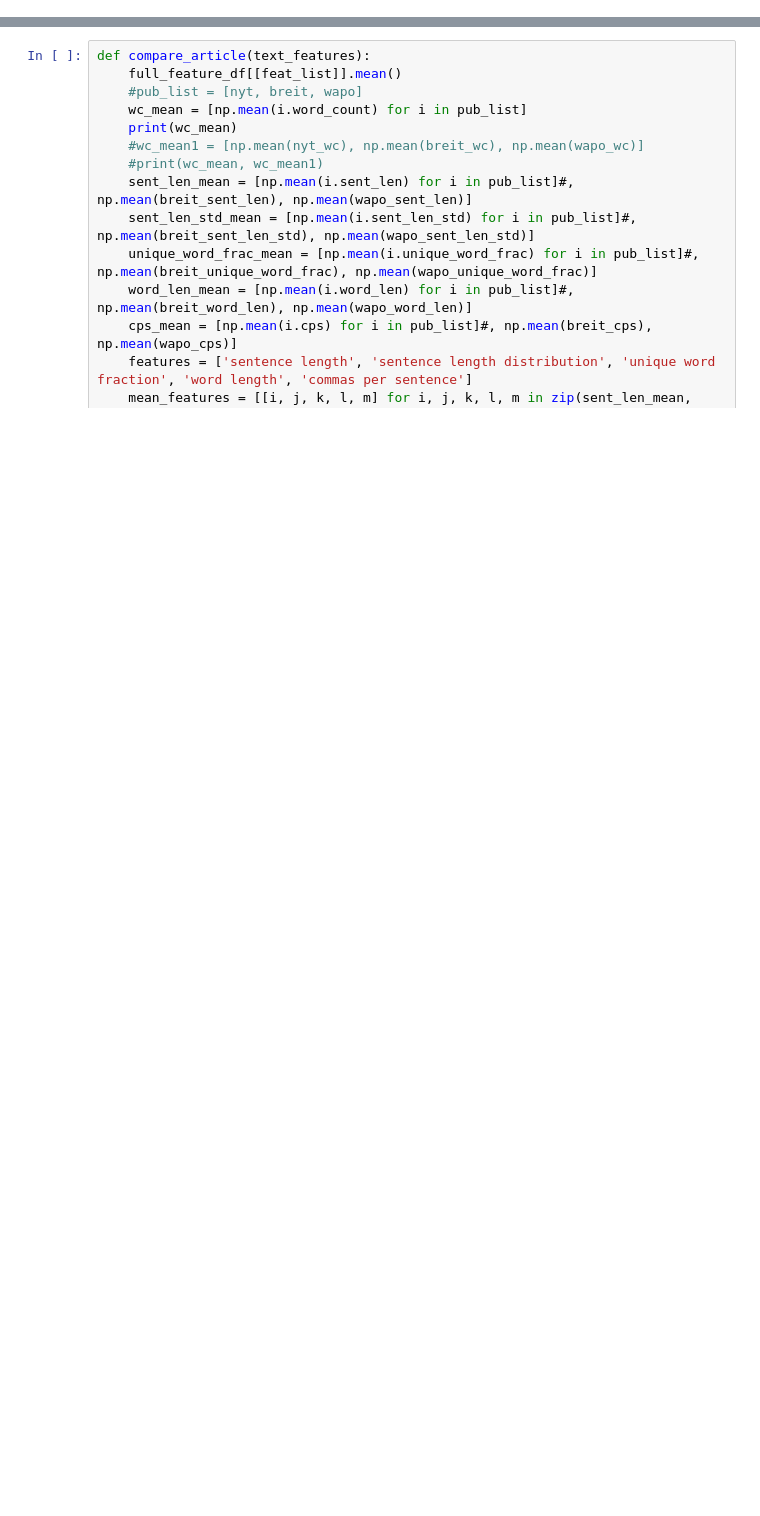
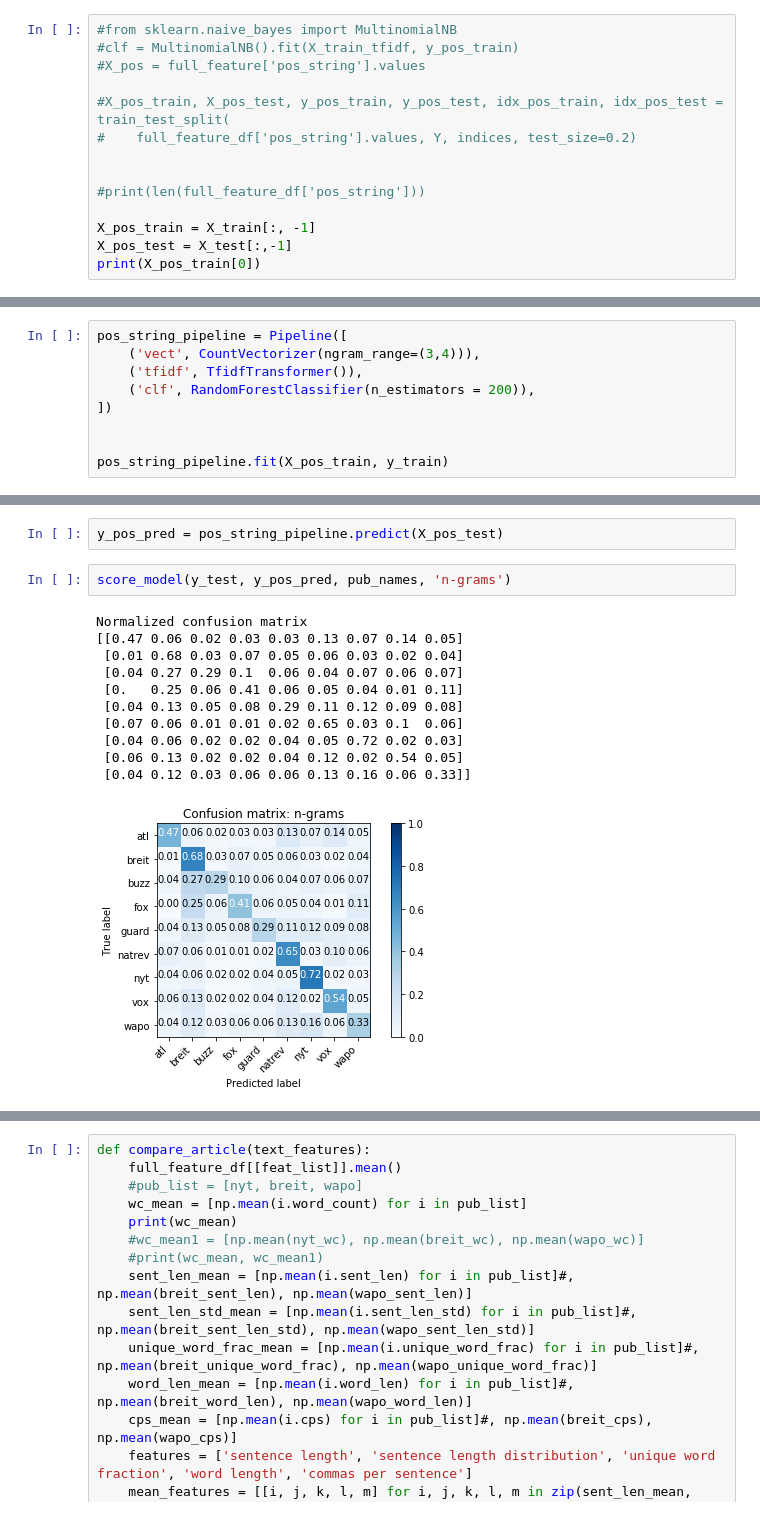
Before and after one commit to jwymbs23/insight, a Jupyter notebook: classify.ipynb, the cells around one changed output, grey strips where cells are left out. Saved outputs shown, nothing was run; the diff lists cells and outputs as text; blank space fills up the shorter version.

```diff
--- a/classify.ipynb
+++ b/classify.ipynb
@@ -78,0 +355,14 @@ plt.legend(class_names)
+# %%
+#from sklearn.naive_bayes import MultinomialNB
+#clf = MultinomialNB().fit(X_train_tfidf, y_pos_train)
+#X_pos = full_feature['pos_string'].values
+
+#X_pos_train, X_pos_test, y_pos_train, y_pos_test, idx_pos_train, idx_pos_test = train_test_split(
+#    full_feature_df['pos_string'].values, Y, indices, test_size=0.2)
+
+
+#print(len(full_feature_df['pos_string']))
+
+X_pos_train = X_train[:, -1]
+X_pos_test = X_test[:,-1]
+print(X_pos_train[0])
@@ -78,0 +398,9 @@ plt.legend(class_names)
+# %%
+pos_string_pipeline = Pipeline([
+    ('vect', CountVectorizer(ngram_range=(3,4))),
+    ('tfidf', TfidfTransformer()),
+    ('clf', RandomForestClassifier(n_estimators = 200)),
+])
+
+
+pos_string_pipeline.fit(X_pos_train, y_train)
@@ -78,0 +416,16 @@ plt.legend(class_names)
+# %%
+y_pos_pred = pos_string_pipeline.predict(X_pos_test)
+# %%
+score_model(y_test, y_pos_pred, pub_names, 'n-grams')
+# %% [output]
+Normalized confusion matrix
+[[0.47 0.06 0.02 0.03 0.03 0.13 0.07 0.14 0.05]
+ [0.01 0.68 0.03 0.07 0.05 0.06 0.03 0.02 0.04]
+ [0.04 0.27 0.29 0.1  0.06 0.04 0.07 0.06 0.07]
+ [0.   0.25 0.06 0.41 0.06 0.05 0.04 0.01 0.11]
+ [0.04 0.13 0.05 0.08 0.29 0.11 0.12 0.09 0.08]
+ [0.07 0.06 0.01 0.01 0.02 0.65 0.03 0.1  0.06]
+ [0.04 0.06 0.02 0.02 0.04 0.05 0.72 0.02 0.03]
+ [0.06 0.13 0.02 0.02 0.04 0.12 0.02 0.54 0.05]
+ [0.04 0.12 0.03 0.06 0.06 0.13 0.16 0.06 0.33]]
+[figure, added]
```
Also changed, not shown: parts of 42 cells of this notebook, 3 other files.
